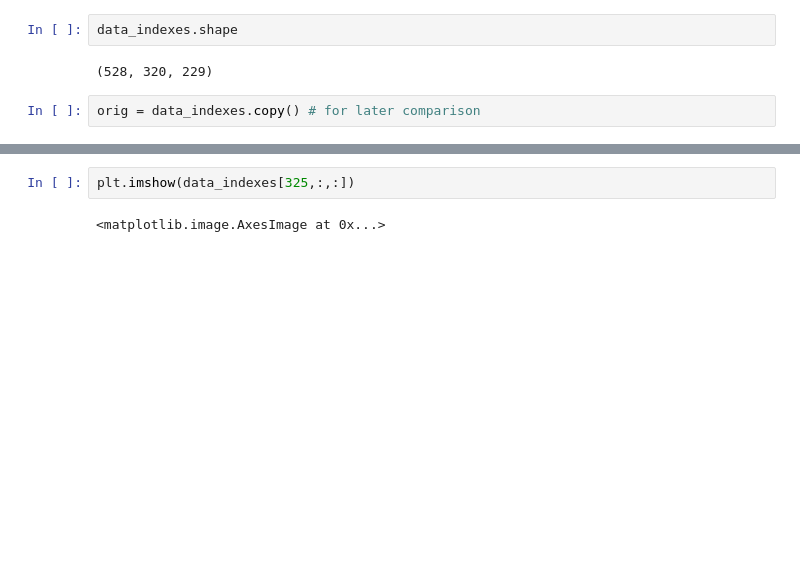
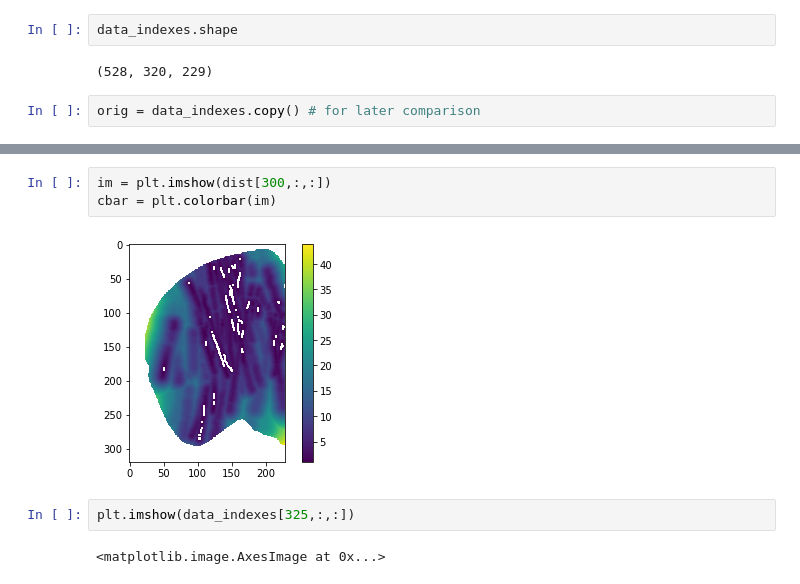
Before and after one commit to VirtualBrainLab/nptraj-ephys-server, a Jupyter notebook: pipeline/combine_data_notebook.ipynb, the cells around one changed output, grey strips where cells are left out. Cells and saved outputs as stored; diff of their text form; blank space fills up the shorter version.

```diff
--- a/pipeline/combine_data_notebook.ipynb
+++ b/pipeline/combine_data_notebook.ipynb
@@ -93,3 +128,8 @@ for i in np.arange(len(zero_indices)):
+# %%
+im = plt.imshow(dist[300,:,:])
+cbar = plt.colorbar(im)
+# %% [output]
+[figure, added]
 # %%
 plt.imshow(data_indexes[325,:,:])
 # %% [output]
```
Also changed, not shown: parts of 7 cells of this notebook, 1 other file.
